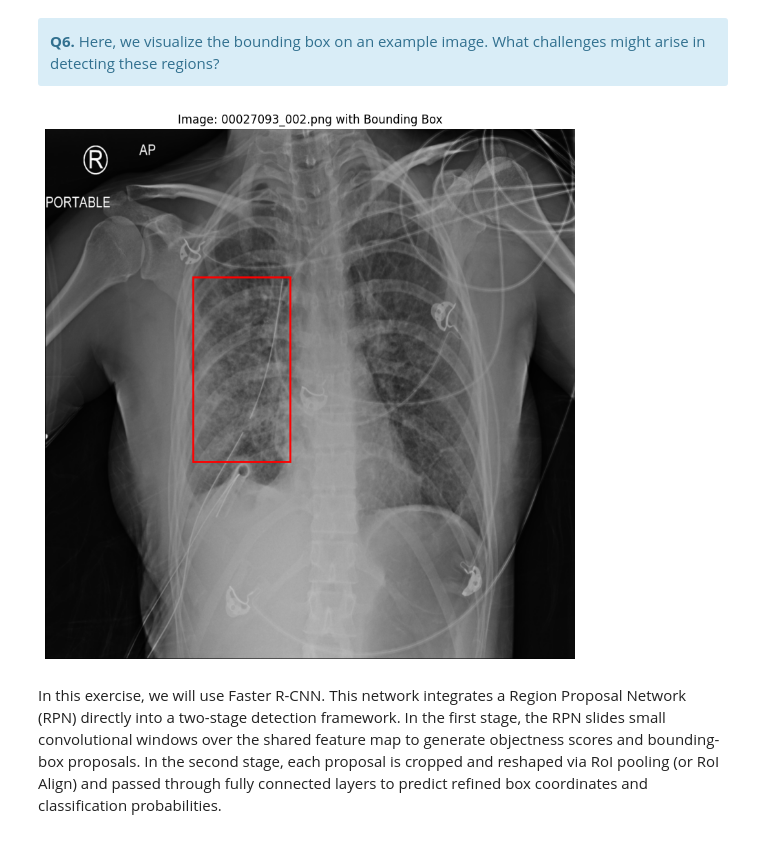
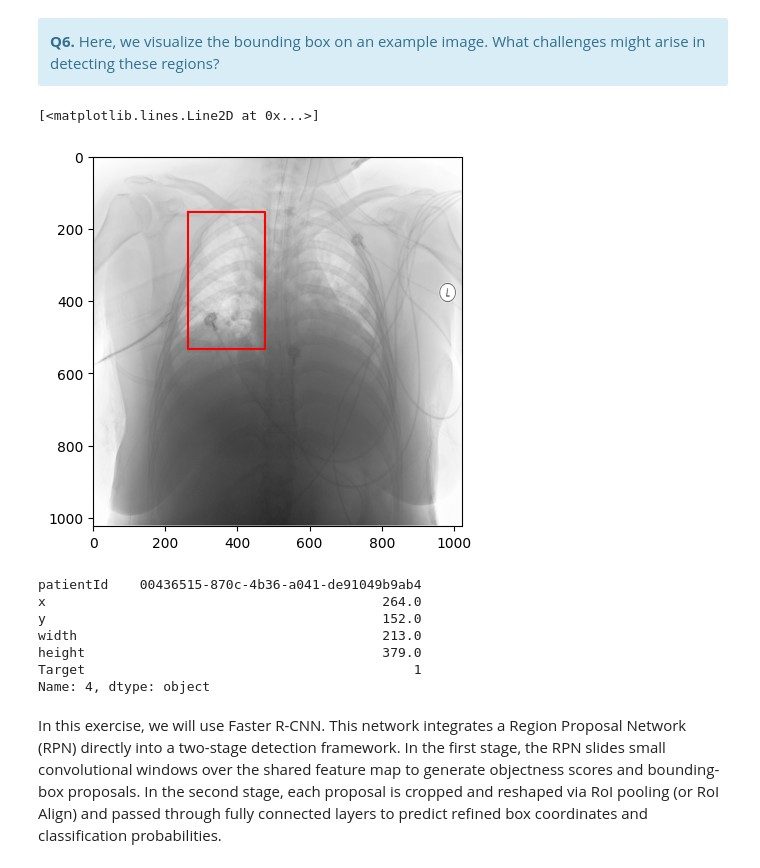
Before and after one commit to Christelleelkhoury/AIM, a Jupyter notebook: notebooks/week4/lesson2_solution.ipynb, the cells around one changed output. Saved outputs shown, nothing was run; the diff lists cells and outputs as text; code cells hidden in the pictures.

```diff
--- a/notebooks/week4/lesson2_solution.ipynb
+++ b/notebooks/week4/lesson2_solution.ipynb
@@ -1138,21 +1083,8 @@ In our dataset, we have both healthy and pathology samples. For classification,
 </div>
 # %%
-image_indices_with_boxes = bb_test_df['Image Index'].unique()
-
-stratify_df = bb_test_df.groupby('Image Index')['Binary Label'].first().reset_index()
-
-bb_train_indices, bb_val_indices = train_test_split(
-    stratify_df['Image Index'],
-    test_size=0.2,
-    random_state=42,
-    stratify=stratify_df['Binary Label']
-)
-
-# Filter the original bb_test_df to create the train and validation dataframes
-bb_train_df = bb_test_df[bb_test_df['Image Index'].isin(bb_train_indices)].copy()
-bb_val_df = bb_test_df[bb_test_df['Image Index'].isin(bb_val_indices)].copy()
-
-
-print(f"Shape of bb_train_df: {bb_train_df.shape}")
-print(f"Shape of bb_val_df: {bb_val_df.shape}")
+dataset_df = pd.read_csv(f'{DATA_PATH}/data/rsna-pneumonia-detection-challenge/labels.csv')
+# N. of positive samples
+positive_samples = dataset_df[dataset_df["Target"] == 1]["patientId"].nunique()
+total_samples = dataset_df["patientId"].nunique()
+print(f"Positive cases: {positive_samples} / {total_samples}")
 # %% [output]
@@ -1162,38 +1131,29 @@ Shape of bb_val_df: (162, 16)
 <div class="alert alert-block alert-info">
 <b>Q6.</b> Here, we visualize the bounding box on an example image. What challenges might arise in detecting these regions?
 </div>
-# %%
-import matplotlib.patches as patches
-from PIL import Image
-
-if not bb_test_df.empty:
-    random_index = np.random.randint(0, len(bb_test_df))
-    sample_image_data = bb_test_df.iloc[random_index]
-    img_id = sample_image_data['Image Index']
-    x, y, w, h = sample_image_data[['x', 'y', 'w', 'h']].values
-
-    image_dir = f'{DATA_PATH}/data/CXR8/images'
-    img_path = os.path.join(image_dir, img_id)
-
-    image = Image.open(img_path).convert('RGB')
-    image_np = np.array(image)
-
-    fig, ax = plt.subplots(1, figsize=(10, 10))
-
-    ax.imshow(image_np)
-
-    rect = patches.Rectangle((x, y), w, h,
-                             linewidth=2, edgecolor='r', facecolor='none')
-
-    ax.add_patch(rect)
-
-    plt.title(f"Image: {img_id} with Bounding Box")
-    ax.axis('off')
-    plt.show()
-else:
-    print("bb_test_df is empty. Cannot visualize image with bounding box.")
-# %% [output]
-[figure, removed]
+# %%
+patient_df = dataset_df[dataset_df.Target == 1].iloc[0]
+image_dir = f'{DATA_PATH}/data/rsna-pneumonia-detection-challenge/images'
+img_path = os.path.join(image_dir, "{}.dcm".format(patient_df.patientId))
+
+plt.imshow(pydicom.dcmread(img_path).pixel_array, 'Greys')
+
+img_size = 1024
+x, y, w, h = patient_df[['x', 'y', 'width', 'height']].values
+plt.plot([x, x, x+w, x+w, x], [y, y+h, y+h, y, y], 'red')
+# %% [output]
+[<matplotlib.lines.Line2D at 0x...>]
+[figure, added]
+# %%
+patient_df
+# %% [output]
+patientId    00436515-870c-4b36-a041-de91049b9ab4
+x                                           264.0
+y                                           152.0
+width                                       213.0
+height                                      379.0
+Target                                          1
+Name: 4, dtype: object
 # %% [markdown]
 In this exercise, we will use Faster R-CNN. This network integrates a Region Proposal Network (RPN) directly into a two-stage detection framework. In the first stage, the RPN slides small convolutional windows over the shared feature map to generate objectness scores and bounding-box proposals. In the second stage, each proposal is cropped and reshaped via RoI pooling (or RoI Align) and passed through fully connected layers to predict refined box coordinates and classification probabilities.
 # %%
```
Also changed, not shown: parts of 29 cells of this notebook, 3 other files.
